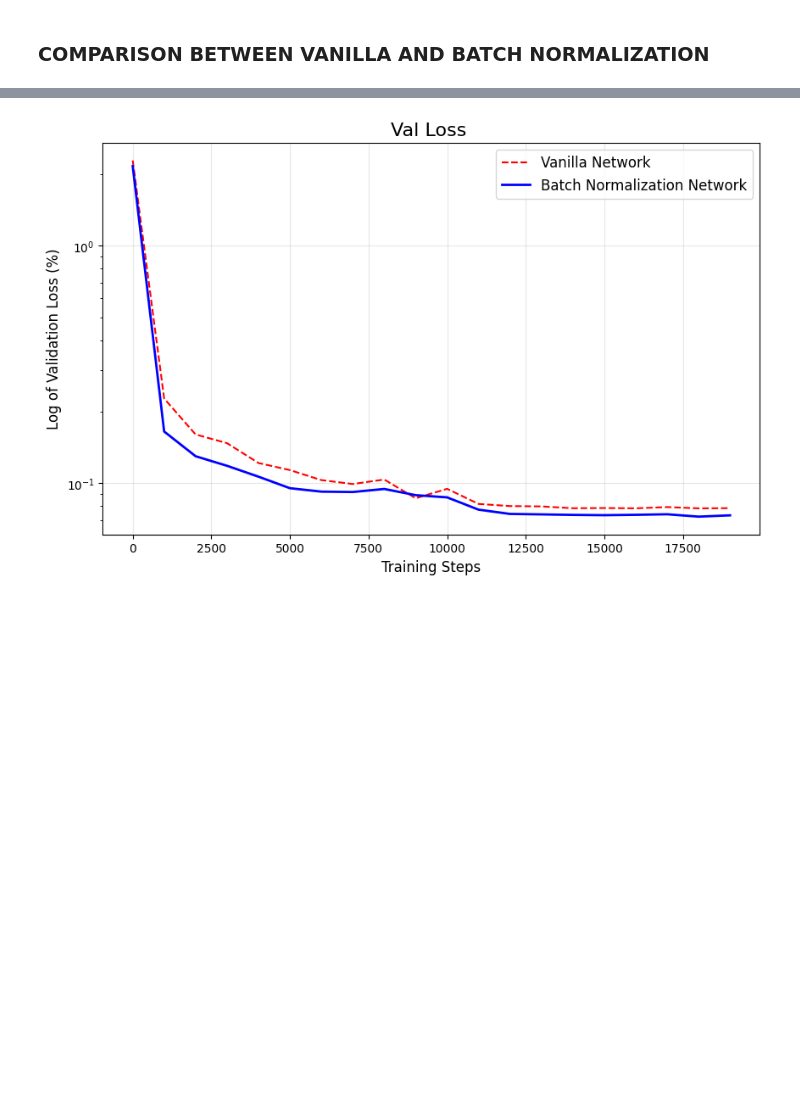
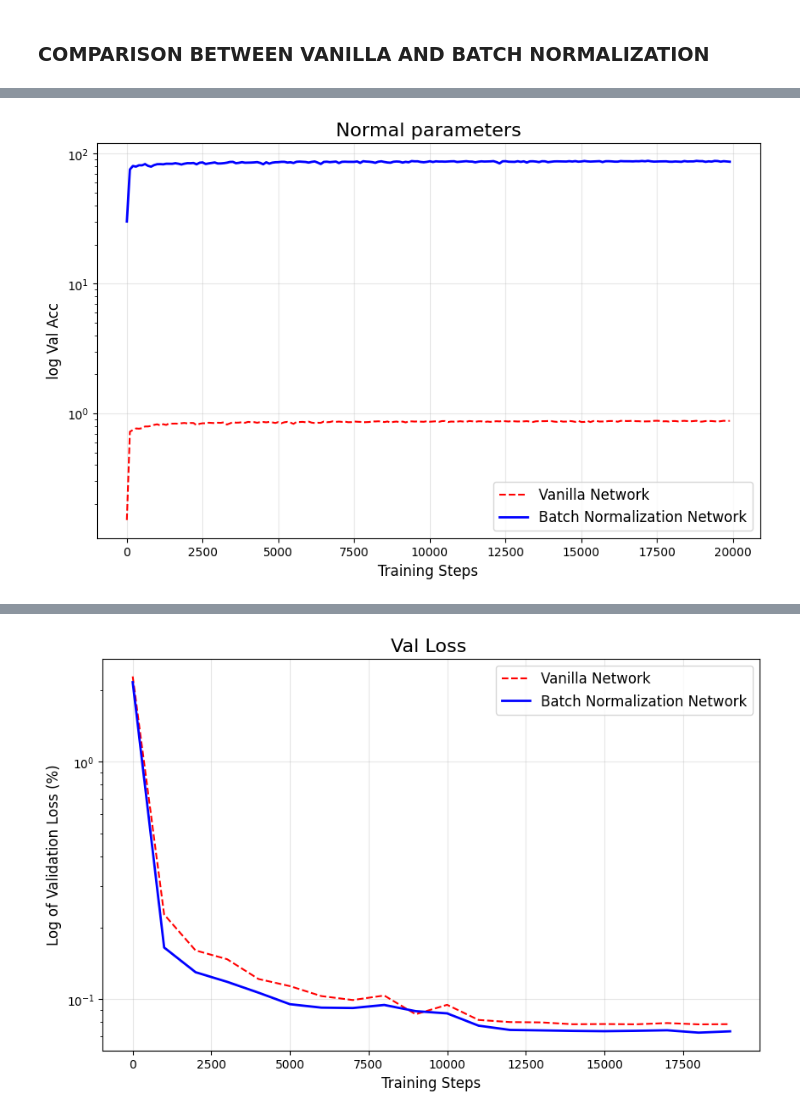
Before and after one commit to Adieltheanalyst/relearning_ml_materials, a Jupyter notebook: testing_batchnormalization.ipynb, the cells around one changed output, grey strips where cells are left out. Drawn from its saved outputs; the diff is of its cells as text; code cells hidden in the pictures; blank space fills up the shorter version.

```diff
--- a/testing_batchnormalization.ipynb
+++ b/testing_batchnormalization.ipynb
@@ -399,0 +432,9 @@ _,small_batchsize_bn_history,small_batchsize_bn_accuracy=training_bn(lr=0.1,batc
+# %%
+plot_experiments(steps_vanilla=normal_vanilla_history["steps"]
+                 ,val_loss_or_acc_van=normal_vanilla_history["val_acc"],
+                 steps_bn=normal_bn_history["steps"],
+                 val_loss_acc_bn=normal_bn_history["val_acc"],
+                 title="Normal parameters",
+                 ylabel="log Val Acc")
+# %% [output]
+[figure, added]
```
Also changed, not shown: parts of 4 cells of this notebook.
